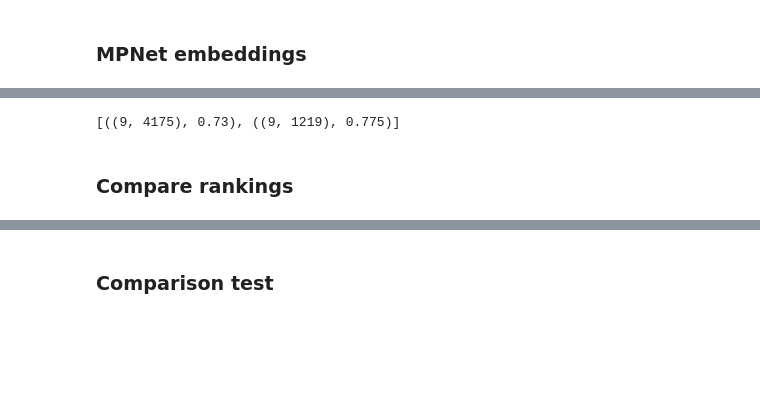
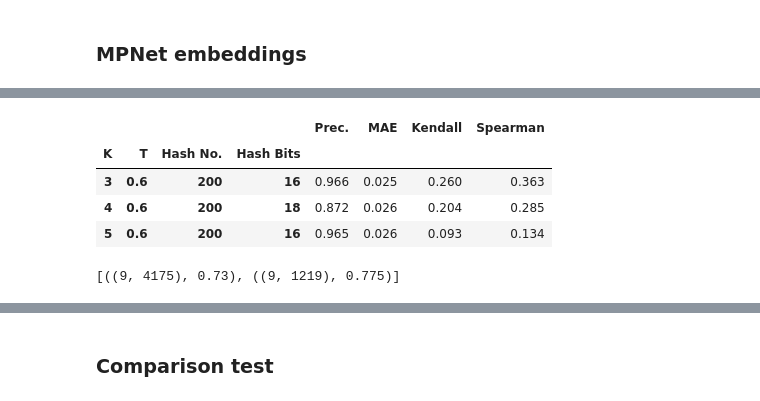
Before and after one commit to gabrielecerizza/amd_project, a Jupyter notebook: similar_tweets.ipynb, the cells around one changed output, grey strips where cells are left out. Cells and saved outputs as stored; diff of their text form; code cells hidden in the pictures; blank space fills up the shorter version.

```diff
--- a/similar_tweets.ipynb
+++ b/similar_tweets.ipynb
@@ -1829,8 +1854,8 @@ Filtered 1714663 rows in files, kept 221615
 results = dict()
 configs = [
     {'k': 3, 'threshold': 0.6, 'num_hashes': 200, 'shingle_hash_bits': 16},
-    # {'k': 4, 'threshold': 0.6, 'num_hashes': 200, 'shingle_hash_bits': 18},
-    # {'k': 5, 'threshold': 0.6, 'num_hashes': 200, 'shingle_hash_bits': 16}
+    {'k': 4, 'threshold': 0.6, 'num_hashes': 200, 'shingle_hash_bits': 18},
+    {'k': 5, 'threshold': 0.6, 'num_hashes': 200, 'shingle_hash_bits': 16}
 ]
 
 for idx, config in enumerate(configs):
@@ -1860,6 +1885,10 @@ for idx, config in enumerate(configs):
     ratio = num_correct / len(sig_tp)
 
     results[idx] = {
+        'k': config['k'],
+        'threshold': config['threshold'],
+        'num_hashes': config['num_hashes'],
+        'shingle_hash_bits': config['shingle_hash_bits'],
         'similar_pairs': similar_pairs,
         'num_total': len(similar_pairs),
         'num_correct': num_correct,
@@ -1917,6 +1942,8 @@ mpnet_preprocessing = [
     normalize_white_space
 ]
 # %%
+ls = []
+
 for idx in range(len(results)):
     model_results = results[idx]
 
@@ -1924,14 +1951,25 @@ for idx in range(len(results)):
         model=mpnet,
         tokenizer=tokenizer,
         data_path=DATA_PATH,
+        doc_sims=False,
         model_preprocessing=mpnet_preprocessing,
         filtering_pipeline=filtering_pipeline,
         similar_pairs=model_results['similar_pairs'],
         device=device
     )
 
-    # results[idx]['kendall'] = correlations[kendall_corr
-    # results[idx]['spearman'] = spearman_corr
+    ls.append(
+        (
+            model_results['k'],
+            model_results['threshold'],
+            model_results['num_hashes'],
+            model_results['shingle_hash_bits'],
+            model_results['ratio'],
+            model_results['mae'],
+            correlations['tot_kendall'][0],
+            correlations['tot_spearman'][0]
+        )
+    )
 # %% [output]
 Reading file e:\datasets\ukraine\0401_UkraineCombinedTweetsDeduped.csv.gzip
 Reading file e:\datasets\ukraine\0402_UkraineCombinedTweetsDeduped.csv.gzip
@@ -1993,6 +1995,26 @@ Reading file e:\datasets\ukraine\0407_UkraineCombinedTweetsDeduped.csv.gzip
+# %%
+res_df = pd.DataFrame(
+    ls,
+    columns=[
+        'K',
+        'T',
+        'Hash No.',
+        'Hash Bits',
+        'Prec.',
+        'MAE',
+        'Kendall',
+        'Spearman'
+    ]
+).set_index(['K', 'T', 'Hash No.', 'Hash Bits'])
+# %%
+res_df.round(3)
+# %% [output]
+|  |  |  |  | Prec. | MAE | Kendall | Spearman |
+| K | T | Hash No. | Hash Bits |  |  |  |  |
+| 3 | 0.6 | 200 | 16 | 0.966 | 0.025 | 0.260 | 0.363 |
+| 4 | 0.6 | 200 | 18 | 0.872 | 0.026 | 0.204 | 0.285 |
+| 5 | 0.6 | 200 | 16 | 0.965 | 0.026 | 0.093 | 0.134 |
 # %%
 [pair for pair in results[0]['similar_pairs'] if 9 in pair[0]]
 # %% [output]
 [((9, 4175), 0.73), ((9, 1219), 0.775)]
-# %% [markdown]
-### Compare rankings
```
Also changed, not shown: parts of 35 cells of this notebook, 2 other files.
